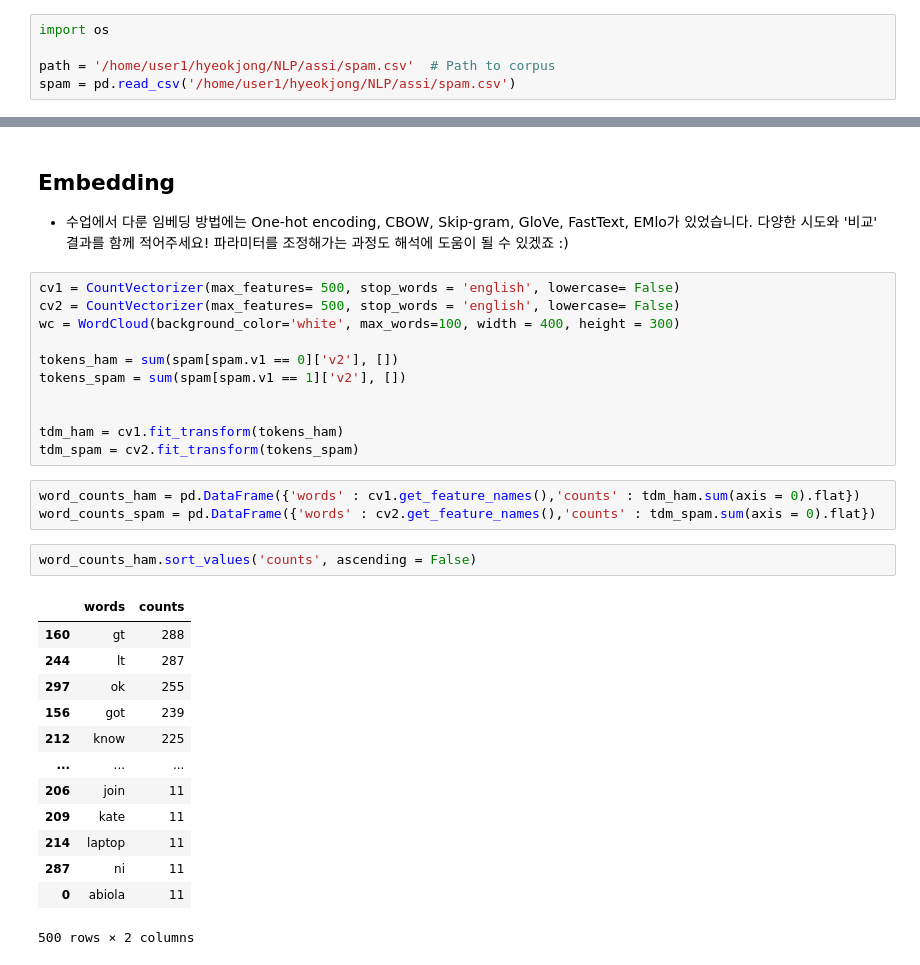
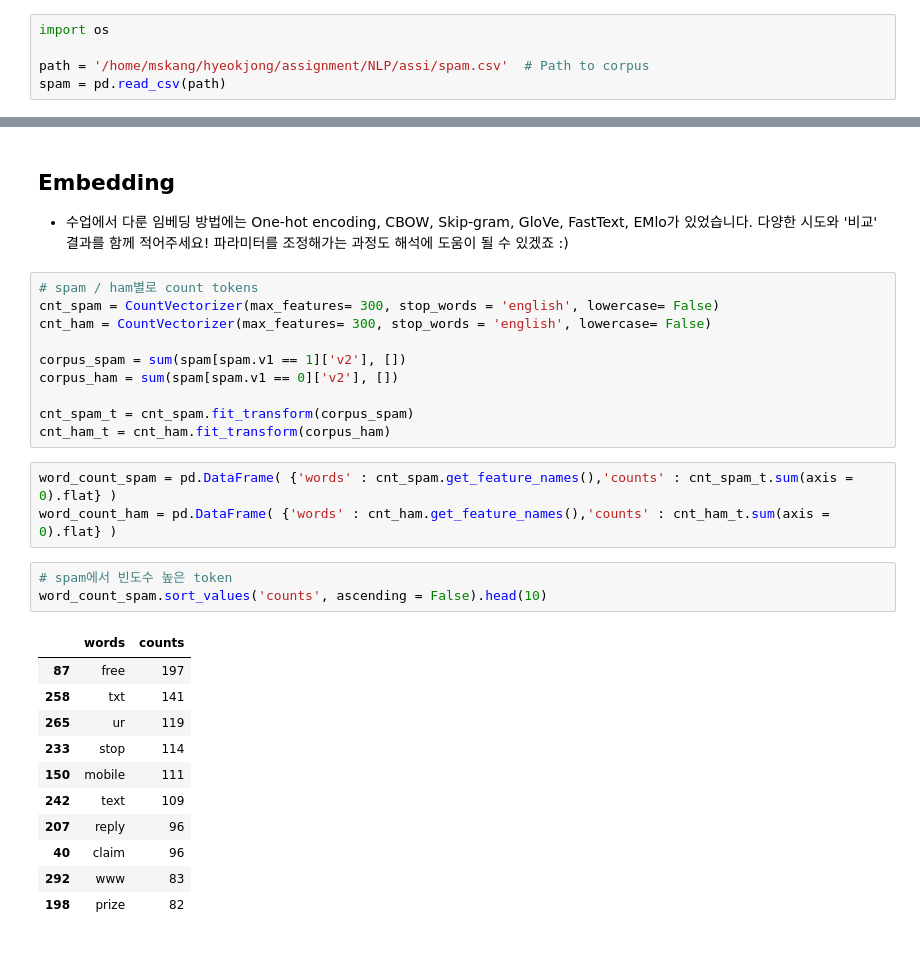
Before and after one commit to hyeok-jong/tobigs17, a Jupyter notebook: week7/NLP/week7_nlp_basic_assignment.ipynb, the cells around one changed output, grey strips where cells are left out. Saved outputs shown, nothing was run; the diff lists cells and outputs as text.

```diff
--- a/week7/NLP/week7_nlp_basic_assignment.ipynb
+++ b/week7/NLP/week7_nlp_basic_assignment.ipynb
@@ -20,8 +21,8 @@ from wordcloud import WordCloud
 # %%
 import os
 
-path = '/home/user1/hyeokjong/NLP/assi/spam.csv'  # Path to corpus
-spam = pd.read_csv('/home/user1/hyeokjong/NLP/assi/spam.csv')
+path = '/home/mskang/hyeokjong/assignment/NLP/assi/spam.csv'  # Path to corpus
+spam = pd.read_csv(path)
 # %%
 spam.shape
 # %% [output]
@@ -183,34 +184,32 @@ spam[:5]
 ## Embedding
 
 - 수업에서 다룬 임베딩 방법에는 One-hot encoding, CBOW, Skip-gram, GloVe, FastText, EMlo가 있었습니다. 다양한 시도와 '비교' 결과를 함께 적어주세요! 파라미터를 조정해가는 과정도 해석에 도움이 될 수 있겠죠 :)
-# %%
-cv1 = CountVectorizer(max_features= 500, stop_words = 'english', lowercase= False)
-cv2 = CountVectorizer(max_features= 500, stop_words = 'english', lowercase= False)
-wc = WordCloud(background_color='white', max_words=100, width = 400, height = 300)
-
-tokens_ham = sum(spam[spam.v1 == 0]['v2'], [])
-tokens_spam = sum(spam[spam.v1 == 1]['v2'], [])
-
-
-tdm_ham = cv1.fit_transform(tokens_ham)
-tdm_spam = cv2.fit_transform(tokens_spam)
+# %%
+# spam / ham별로 count tokens
+cnt_spam = CountVectorizer(max_features= 300, stop_words = 'english', lowercase= False)
+cnt_ham = CountVectorizer(max_features= 300, stop_words = 'english', lowercase= False)
+
+corpus_spam = sum(spam[spam.v1 == 1]['v2'], [])
+corpus_ham = sum(spam[spam.v1 == 0]['v2'], [])
+
+cnt_spam_t = cnt_spam.fit_transform(corpus_spam)
+cnt_ham_t = cnt_ham.fit_transform(corpus_ham)
 # %%
-word_counts_ham = pd.DataFrame({'words' : cv1.get_feature_names(),'counts' : tdm_ham.sum(axis = 0).flat})
-word_counts_spam = pd.DataFrame({'words' : cv2.get_feature_names(),'counts' : tdm_spam.sum(axis = 0).flat})
+word_count_spam = pd.DataFrame( {'words' : cnt_spam.get_feature_names(),'counts' : cnt_spam_t.sum(axis = 0).flat} )
+word_count_ham = pd.DataFrame( {'words' : cnt_ham.get_feature_names(),'counts' : cnt_ham_t.sum(axis = 0).flat} )
 # %%
-word_counts_ham.sort_values('counts', ascending = False)
+# spam에서 빈도수 높은 token
+word_count_spam.sort_values('counts', ascending = False).head(10)
 # %% [output]
 |  | words | counts |
-| 160 | gt | 288 |
-| 244 | lt | 287 |
-| 297 | ok | 255 |
-| 156 | got | 239 |
-| 212 | know | 225 |
-| ... | ... | ... |
-| 206 | join | 11 |
-| 209 | kate | 11 |
-| 214 | laptop | 11 |
-| 287 | ni | 11 |
-| 0 | abiola | 11 |
+| 87 | free | 197 |
+| 258 | txt | 141 |
+| 265 | ur | 119 |
+| 233 | stop | 114 |
+| 150 | mobile | 111 |
+| 242 | text | 109 |
+| 207 | reply | 96 |
+| 40 | claim | 96 |
+| 292 | www | 83 |
+| 198 | prize | 82 |
-500 rows × 2 columns
 # %%
```
Also changed, not shown: parts of 46 cells of this notebook.
